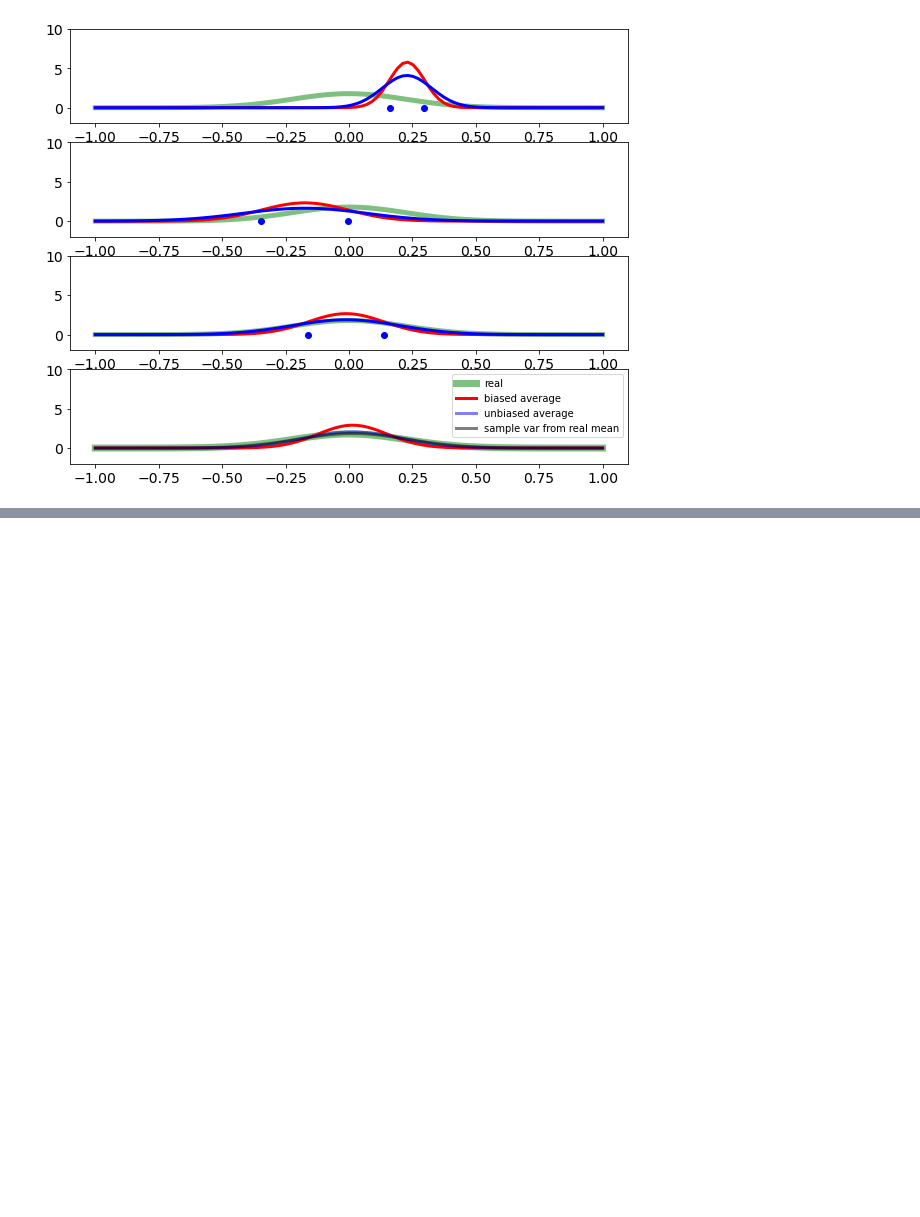
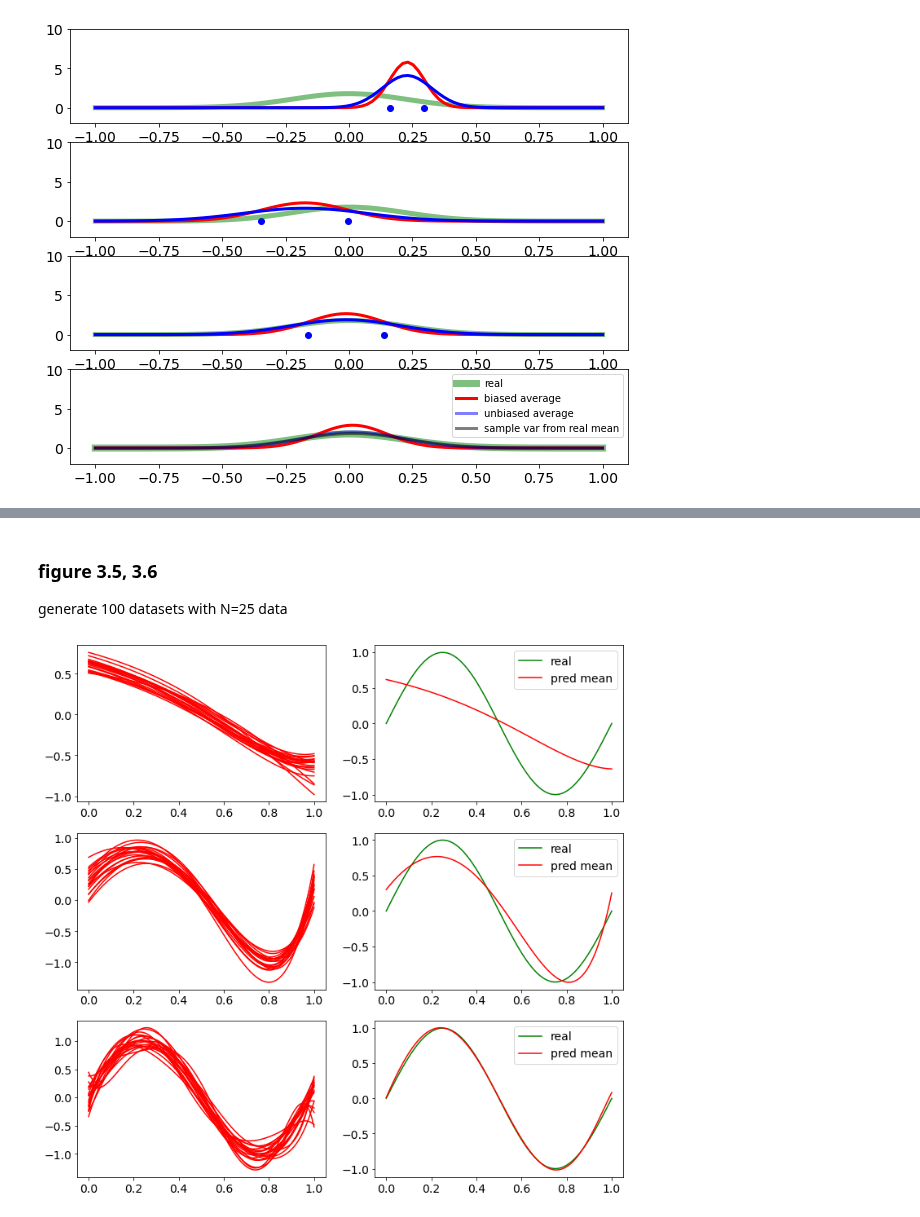
Before and after one commit to ha5ha6/judy_blog, a Jupyter notebook: _notebooks/bias_variance.ipynb, the cells around one changed output, grey strips where cells are left out. Drawn from its saved outputs; the diff is of its cells as text; code cells hidden in the pictures; blank space fills up the shorter version.

```diff
--- a/_notebooks/bias_variance.ipynb
+++ b/_notebooks/bias_variance.ipynb
@@ -109 +84,48 @@ array([5.9166324 , 7.2502098 , 7.57887558, 6.67958549, 6.70022646,
+# %% [markdown]
+### figure 3.5, 3.6
+
+generate 100 datasets with N=25 data
+# %%
+from sklearn.preprocessing import PolynomialFeatures
+from sklearn.linear_model import Ridge
+
+np.random.seed(5)
+
+lmd_smooth=[1,0.1,0.01,0.005,0.001,0.0001,0.000001,0.0000001,0.000000001]
+label=[0,3,8]
+lmd_all=[lmd_smooth[i] for i in label]
+plt.figure(figsize=(12,12))
+
+for n,lmd in enumerate(lmd_all):
+    f_pred_all=[]
+    for i in range(20):
+        #training data
+        x_25=np.linspace(0,1,25) #sample size=25
+        y_25=np.sin(2*np.pi*x_25)+np.random.normal(scale=0.25,size=x_25.shape)
+
+        #test/real
+        x=np.linspace(0,1,100)
+        y=np.sin(2*np.pi*x)
+
+        #polytransformed
+        f=PolynomialFeatures(degree=6).fit_transform(x.reshape(-1,1))
+        f_25=PolynomialFeatures(degree=6).fit_transform(x_25.reshape(-1,1))
+
+        ridge=Ridge(lmd)
+        ridge.fit(f_25,y_25)
+
+        f_pred=ridge.predict(f)
+        f_pred_all.append(f_pred)
+        plt.subplot(3,2,2*n+1)
+        plt.plot(x,f_pred,'r',label='pred')
+
+
+    plt.subplot(3,2,2*n+2)
+    plt.plot(x,y,'g',label='real')
+    plt.plot(x,np.array(f_pred_all).mean(0),'r',label='pred mean')
+    plt.legend()
+
+plt.savefig('ridge_bias_variance.png',dpi=350)
+# %% [output]
+[figure, added]
 # %%
```
Also changed, not shown: parts of 4 cells of this notebook, 5 other files.
